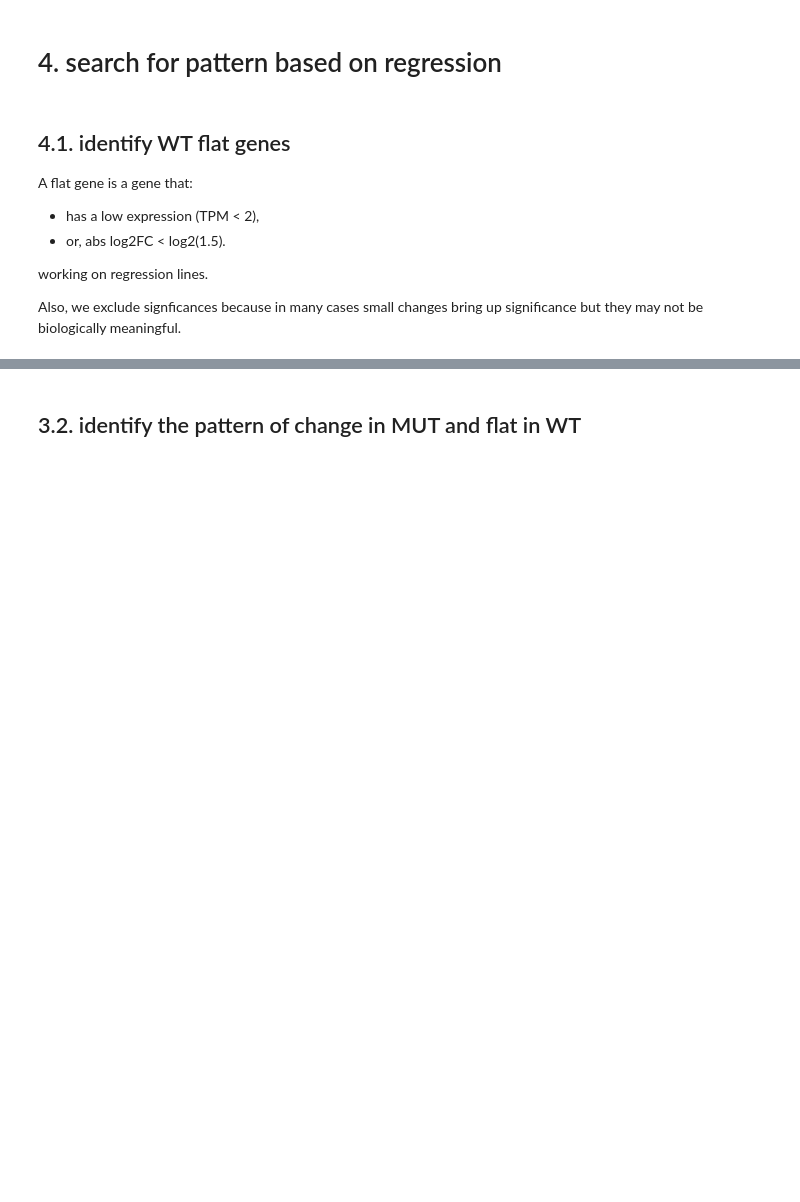
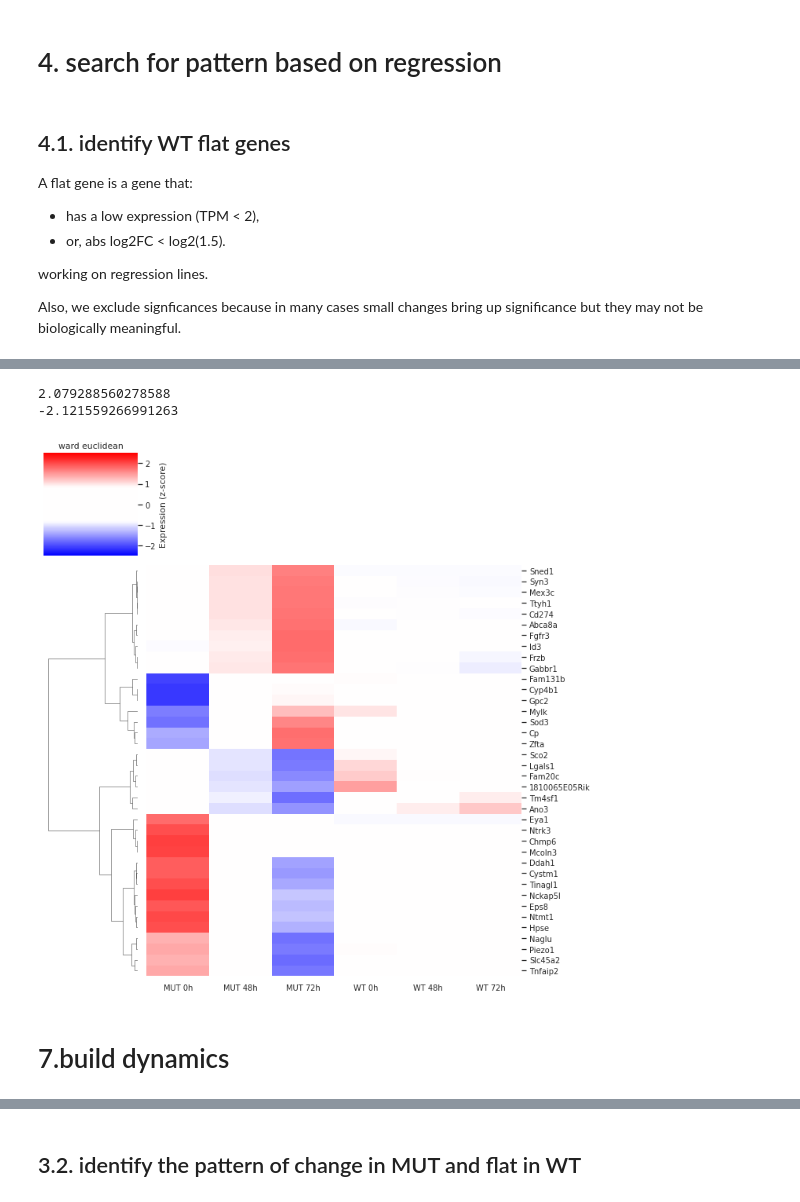
Before and after one commit to adelomana/reynisfjara, a Jupyter notebook: 05_differential_expression/reproduce_with_sleuth/LRT_differential_regression.ipynb, the cells around one changed output, grey strips where cells are left out. Saved outputs shown, nothing was run; the diff lists cells and outputs as text; code cells hidden in the pictures; blank space fills up the shorter version.

Commit message:
working on confident list of response genes

```diff
--- a/05_differential_expression/reproduce_with_sleuth/LRT_differential_regression.ipynb
+++ b/05_differential_expression/reproduce_with_sleuth/LRT_differential_regression.ipynb
@@ -463,0 +442,17 @@ this is the end
+# %%
+container = {}
+for ensembl in strong_pattern_genes:
+    full = numpy.concatenate((fitted_trajectory_mut[ensembl], fitted_trajectory_wt[ensembl]), axis=0)
+    container[ensembl] = full
+
+df = pandas.DataFrame.from_dict(container, orient='index', columns=['MUT_0h', 'MUT_48h', 'MUT_72h','WT_0h', 'WT_48h', 'WT_72h'])
+df.head()
+
+new_index = {}
+for ensembl in df.index:
+    gene_name = annotation.loc[ensembl]['ext_gene']
+    new_index[ensembl] = gene_name
+df.rename(index=new_index, inplace=True)
+# %%
+zscore_df = scipy.stats.zscore(df, axis=1)
+zscore_df.head()
@@ -463,0 +466,33 @@ this is the end
+# %%
+print(numpy.max(zscore_df.max()))
+print(numpy.min(zscore_df.min()))
+
+top = 2.5; bottom = -2.5
+top_white = 5/6; bottom_white = -5/6
+# %% [output]
+2.079288560278588
+-2.121559266991263
+# %%
+# edited from https://stackoverflow.com/questions/59270751/how-to-make-a-diverging-color-bar-with-white-space-between-two-values-matplotlib
+p = [bottom, bottom_white, top_white, top]
+f = lambda x: numpy.interp(x, p, [0, 0.5, 0.5, 1])
+new_cmap = matplotlib.colors.LinearSegmentedColormap.from_list('map_white', list(zip(numpy.linspace(0,1), matplotlib.pyplot.cm.bwr(f(numpy.linspace(min(p), max(p)))))))
+# %%
+linkage_method = 'ward'
+distance_metric = 'euclidean'
+seaborn.set(font_scale=0.9)
+
+h = seaborn.clustermap(zscore_df, cmap=new_cmap, col_cluster=False, vmin=bottom, vmax=top, method=linkage_method, metric=distance_metric, yticklabels=1, xticklabels = ['MUT 0h', 'MUT 48h', 'MUT 72h', 'WT 0h', 'WT 48h', 'WT 72h'], cbar_kws={'label':'Expression (z-score)'})
+
+ordered_gene_names = [element.get_text() for element in h.ax_heatmap.get_yticklabels()]
+
+matplotlib.pyplot.title('{} {}'.format(linkage_method, distance_metric))
+matplotlib.pyplot.tight_layout()
+
+matplotlib.pyplot.show()
+
+#matplotlib.pyplot.savefig('heatmap.svg')
+# %% [output]
+[figure, added]
+# %% [markdown]
+# 7.build dynamics
```
Also changed, not shown: parts of 48 cells of this notebook.
